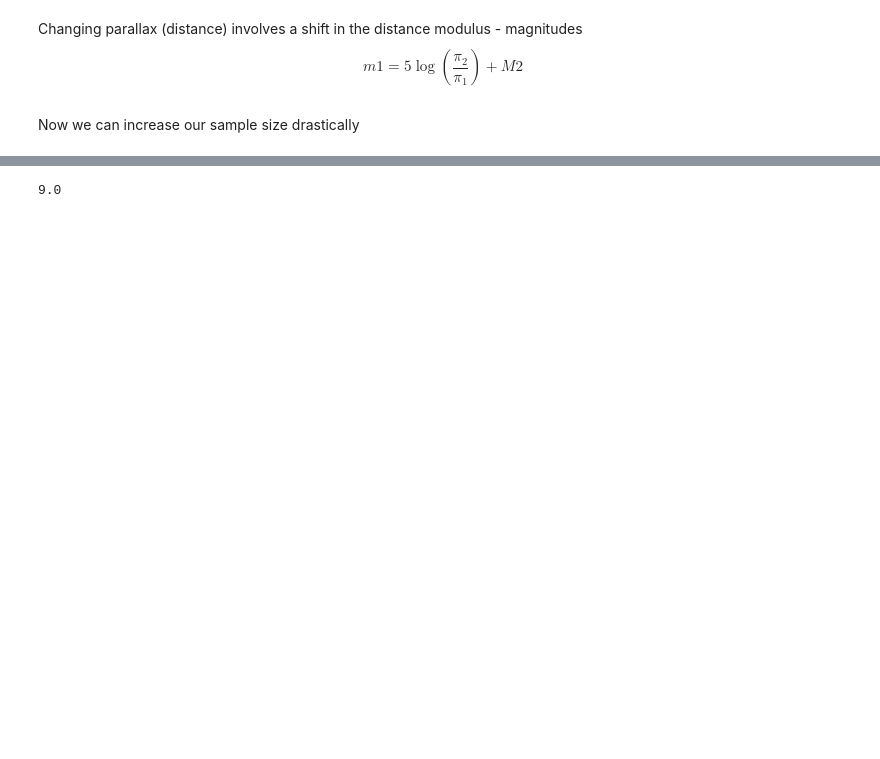
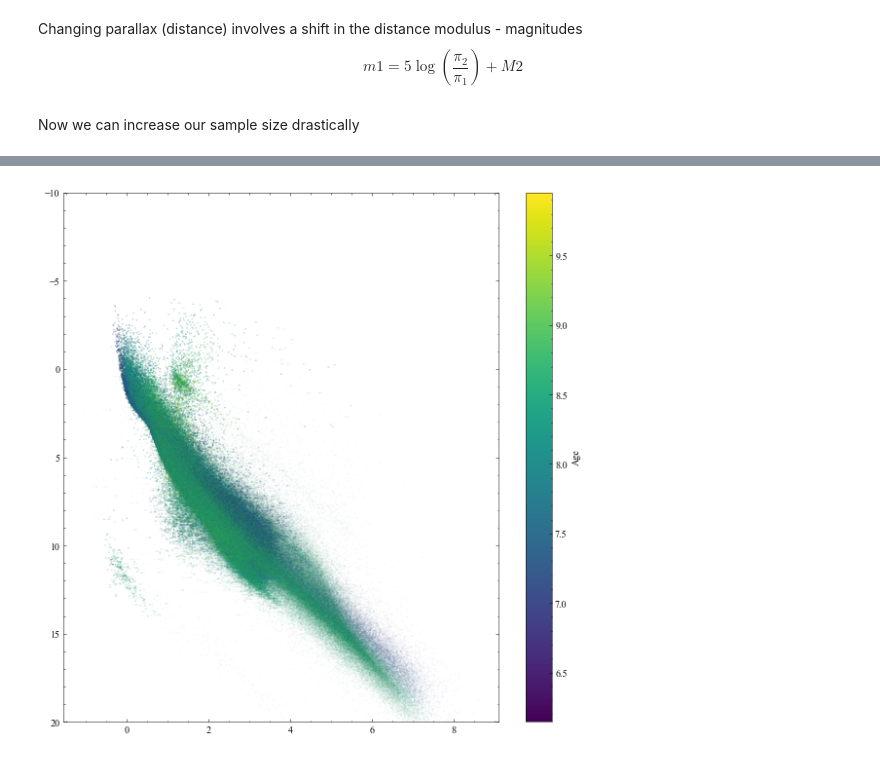
Before and after one commit to aidantmcb/YSO-ML, a Jupyter notebook: Code/DataAugmentation.ipynb, the cells around one changed output, grey strips where cells are left out. Saved outputs shown, nothing was run; the diff lists cells and outputs as text; code cells hidden in the pictures; blank space fills up the shorter version.

Commit message:
More changes to data augmentation

```diff
--- a/Code/DataAugmentation.ipynb
+++ b/Code/DataAugmentation.ipynb
@@ -48,7 +51,7 @@ Turning fluxes into magnitudes in Gaia: http://dc.zah.uni-heidelberg.de/tableinf
 # %%
 def NewTablePhotErr(table):
     tab = table[:]#Make sure it's obvious these points aren't real!
-    tab['SOURCE_ID']=0
+    tab['SOURCE_ID']=np.zeros(len(table)).astype(np.int64)
 
     vegaMag = {'PHOT_G_MEAN_FLUX':25.6884, 'PHOT_BP_MEAN_FLUX':25.3514, 'PHOT_RP_MEAN_FLUX':24.7619} #magnitudes for these specific fluxes
     fluxCols = [('PHOT_G_MEAN_FLUX', 'PHOT_G_MEAN_FLUX_ERROR','PHOT_G_MEAN_MAG'), ('PHOT_BP_MEAN_FLUX', 'PHOT_BP_MEAN_FLUX_ERROR','PHOT_BP_MEAN_MAG'),
@@ -79,7 +82,7 @@ Extinction changes magnitudes by a predictable amount and has no effect on other
 # %%
 def NewTableAV(table, avMax = 10):
     tab = table[:]
-    tab['SOURCE_ID']=0
+    tab['SOURCE_ID']=np.zeros(len(table)).astype(np.int64)
 
     ext = {'J_M': 0.288,
      'H_M': 0.178,
@@ -92,11 +95,11 @@ def NewTableAV(table, avMax = 10):
 
     moreAv = rn.rand(len(tab))*avMax
     for label in ext.keys():
-        extinguished = tab[label]-moreAv * ext[label]
+        extinguished = tab[label]+moreAv * ext[label]
         tab.replace_column(label, extinguished)
 
-    newAv = tab['AV']-moreAv
-    tab.replace_column('AV', moreAv)
+    newAv = tab['AV']+moreAv
+    tab.replace_column('AV', newAv)
     return tab
 # %% [markdown]
 Changing parallax (distance) involves a shift in the distance modulus - magnitudes
@@ -104,7 +107,7 @@ $$m1 = 5\log(\frac{\pi_2}{\pi_1}) + M2$$
 # %%
 def NewTableParallax(table, min=.5, max=10):
     tab = table[:]
-        tab['SOURCE_ID']=0
+    tab['SOURCE_ID']=np.zeros(len(table)).astype(np.int64)
 
     parallax = tab['PARALLAX']
     newParallax = rn.rand(len(tab))*(max-min)+min
@@ -120,8 +123,11 @@ def NewTableParallax(table, min=.5, max=10):
 Now we can increase our sample size drastically
 # %%
 data = trData[:]
-for i in range(4):
-    data = vstack([data, NewTablePhotErr(trData)])
+for i in range(5):
+    eTab = NewTablePhotErr(trData)
+    data = vstack([data, eTab])
 for i in range(2):
-    data = vstack([data, NewTableAV(trData)])
-    data = vstack([data, NewTableParallax(trData)])
+    prlxTab = NewTableParallax(trData)
+    data = vstack([data, prlxTab])
+avTab = NewTableAV(trData)
+data = vstack([data, avTab])
@@ -150,4 +133,0 @@ Table masked=True length=2595330
-# %%
-2595330/288370
-# %% [output]
-9.0
@@ -153,0 +136,16 @@ Table masked=True length=2595330
+# %%
+def absG(g, prlx):
+    return np.array(g +5 - 5 * np.log10(1000/prlx))
+
+G = absG(data['PHOT_G_MEAN_MAG'], data['PARALLAX'])
+BPRP = data['PHOT_BP_MEAN_MAG']-data['PHOT_RP_MEAN_MAG']
+age = np.array(data['AGE']).astype(np.float32)
+ii = np.where(np.isnan(age)==False)[0]
+fig, ax = plt.subplots(1,1, figsize = (10,10))
+norm = colors.Normalize(vmin=np.nanmin(age), vmax=np.nanmax(age))
+A=ax.scatter(BPRP[ii],G[ii],s=.0005, c=age[ii], norm = norm, cmap = 'viridis')
+fig.colorbar(A, ax=ax, label = 'Age')
+ax.set_ylim(20,-10)
+plt.show()
+# %% [output]
+[figure, added]
```
Also changed, not shown: parts of 8 cells of this notebook, 4 other files.
